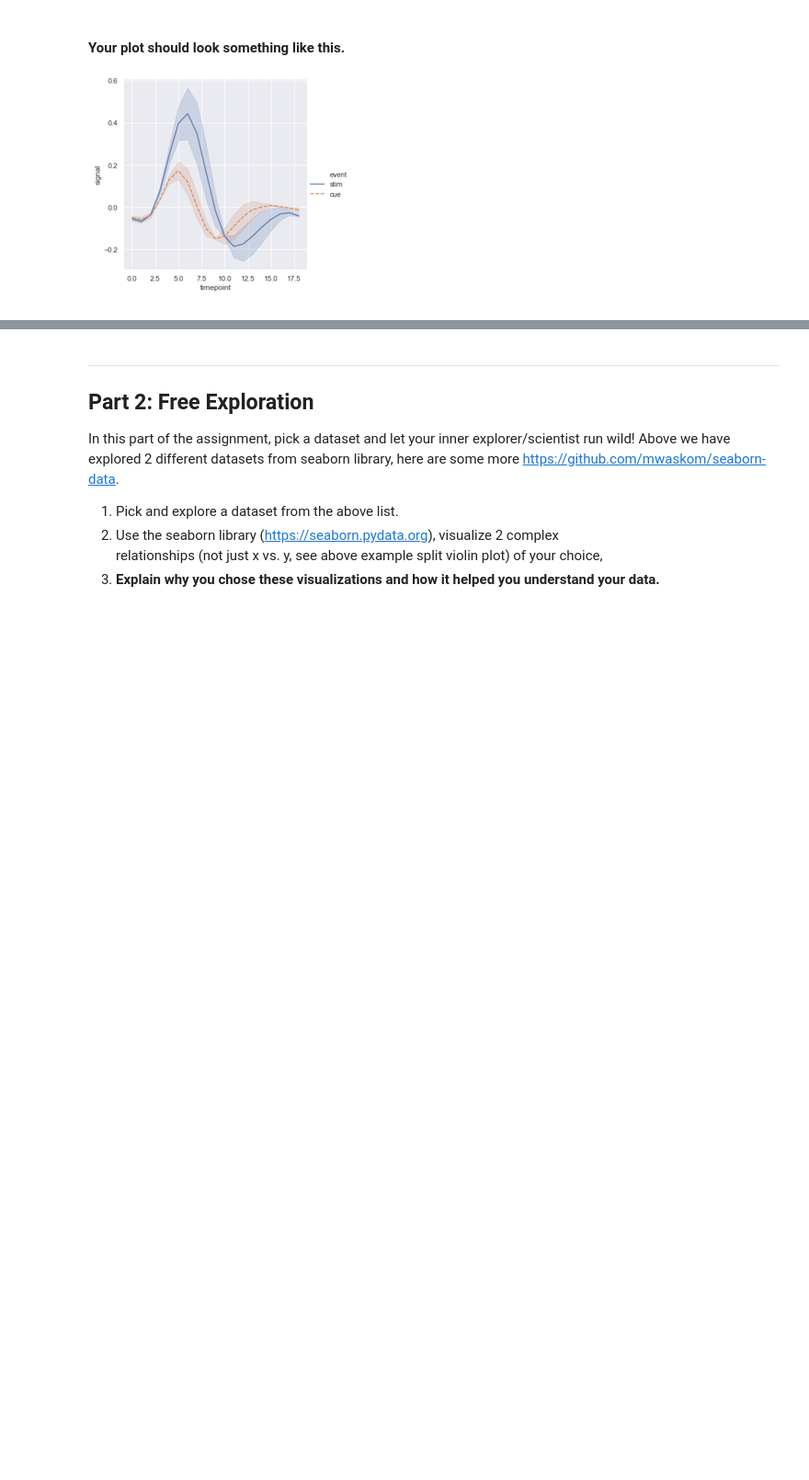
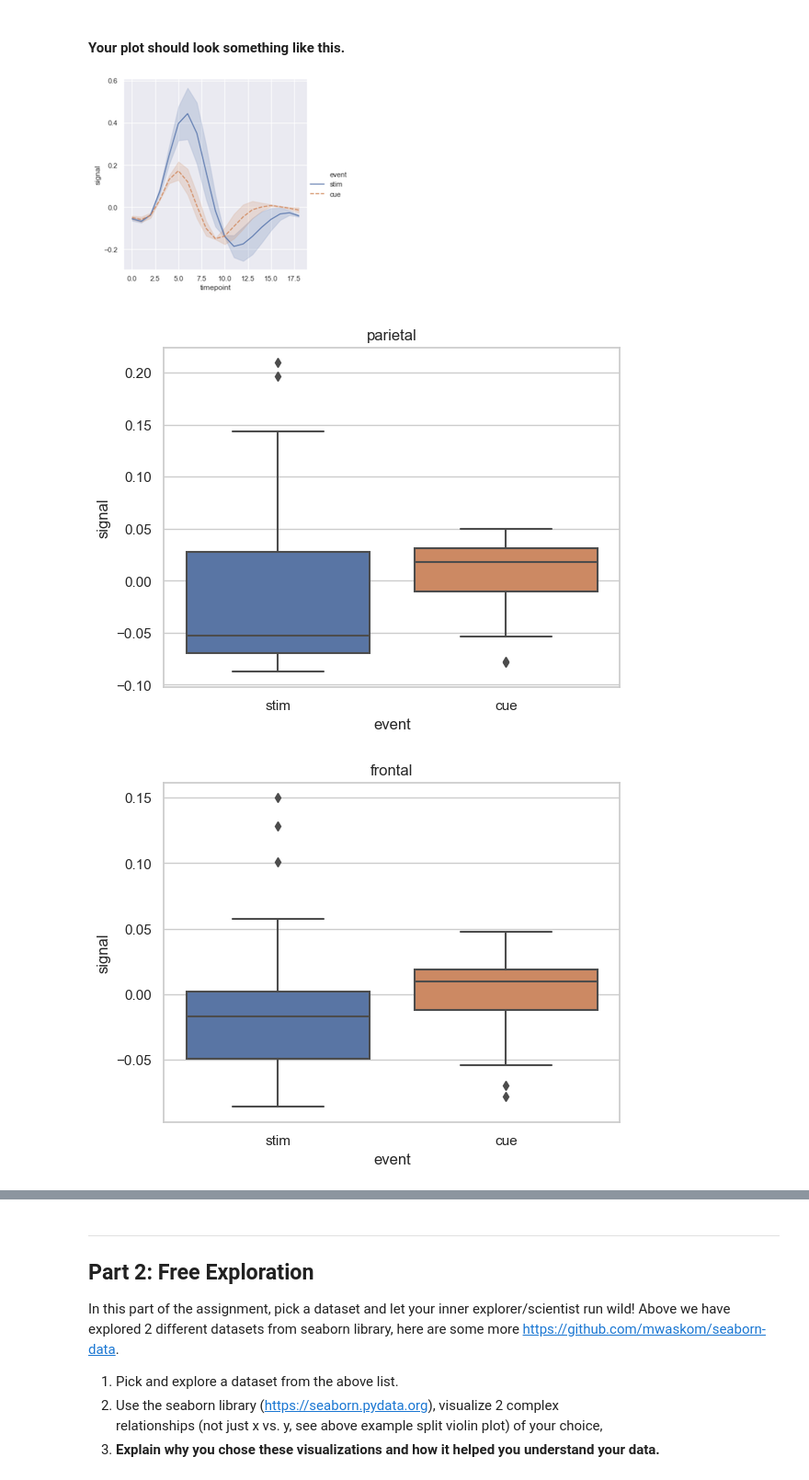
Before and after one commit to JayLi1209/cs4262-5262-2024S, a Jupyter notebook: Assignment0/Assignment0-Hello-Jupyter.ipynb, the cells around one changed output, grey strips where cells are left out. Shown: that part at 92% size. Saved outputs shown, nothing was run; the diff lists cells and outputs as text; code cells hidden in the pictures; blank space fills up the shorter version.

```diff
--- a/Assignment0/Assignment0-Hello-Jupyter.ipynb
+++ b/Assignment0/Assignment0-Hello-Jupyter.ipynb
@@ -70,6 +121,7 @@ fmri = sns.load_dataset("fmri")
 # %%
 # TO DO
 # filter your dataframe for subject s2 (hint: select the rows that correspond to this subject)
-# s2 = (fill this in)
+
+s2 = fmri[fmri['subject'] == "s2"]
 # And now take a look at the first 5 rows
 s2.head()
@@ -84,4 +148,24 @@ s2.head()
 # %%
 # TO DO
 # for each brain region, make a figure that plots the signal for different event types,
 # using only the data from subject s2.
+
+# Get unique regions
+regions = s2['region'].unique()
+
+# Loop through each region and create a plot for it
+for region in regions:
+    # Filter the dataframe for the current region
+    data_region = s2[s2['region'] == region]
+
+    # Draw the plot.
+    sns.boxplot(x='event', y='signal', data=data_region)
+
+    # Give it a title
+    plt.title(region)
+
+    # Show the plot
+    plt.show()
+# %% [output]
+[figure, added]
+[figure, added]
```
Also changed, not shown: parts of 14 cells of this notebook.
